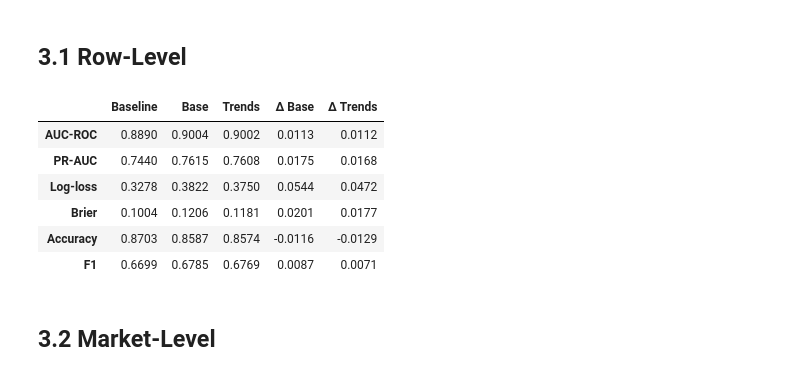
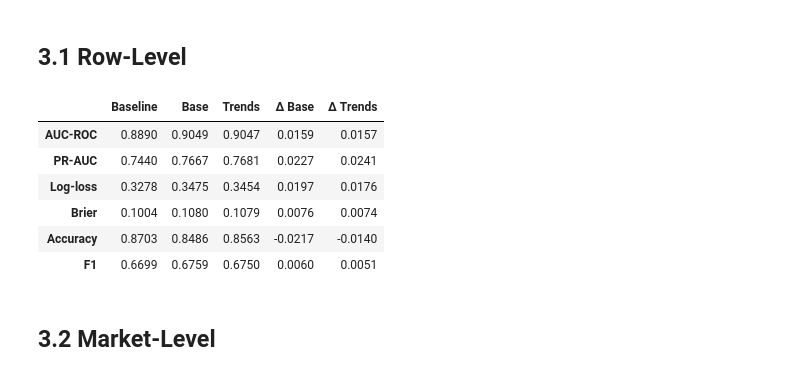
Before and after one commit to Hector-TB/predicting-prediction-markets, a Jupyter notebook: models/gradient_boosting/gradient_boosting.ipynb, the cells around one changed output. Saved outputs shown, nothing was run; the diff lists cells and outputs as text; code cells hidden in the pictures.

```diff
--- a/models/gradient_boosting/gradient_boosting.ipynb
+++ b/models/gradient_boosting/gradient_boosting.ipynb
@@ -196,0 +203,28 @@ def feature_importance_df(preprocessor, clf, num_cols, trend_cols=None):
+# %%
+_param_grid = {
+    "learning_rate": [0.01, 0.05, 0.1],
+    "max_depth":     [4, 6, 8],
+}
+_combinations = list(itertools.product(
+    _param_grid["learning_rate"],
+    _param_grid["max_depth"],
+))
+
+_prep_gs  = build_preprocessor(NUMERIC_FEATURES, CATEGORICAL_FEATURES)
+_X_fit_gs = _prep_gs.fit_transform(train_fit[FEATURES_BASE])
+_X_val_gs = _prep_gs.transform(train_val[FEATURES_BASE])
+
+print(f"Grid search: {len(_combinations)} combinations...")
+_best_score, _best_params = float("inf"), None
+
+for i, (lr, depth) in enumerate(_combinations, 1):
+    _clf = build_xgb(learning_rate=lr, max_depth=depth)
+    _clf.fit(_X_fit_gs, y_fit, sample_weight=sample_weights, eval_set=[(_X_val_gs, y_val)], verbose=False)
+    score = _clf.best_score
+    print(f"  [{i}/{len(_combinations)}]  lr={lr}  depth={depth}  \u2192  logloss={score:.4f}  (iters={_clf.best_iteration})")
+    if score < _best_score:
+        _best_score  = score
+        _best_params = {"learning_rate": lr, "max_depth": depth}
+
+print(f"\nBest params : {_best_params}")
+print(f"Best logloss: {_best_score:.4f}")
@@ -240,7 +288,7 @@ X_fit_base = prep_base.fit_transform(train_fit[FEATURES_BASE])
 X_val_base = prep_base.transform(train_val[FEATURES_BASE])
 X_test_base= prep_base.transform(test[FEATURES_BASE])
 
-clf_base = build_xgb()
+clf_base = build_xgb(**_best_params)
 clf_base.fit(
     X_fit_base, y_fit,
     sample_weight=sample_weights,
@@ -334,7 +382,7 @@ X_fit_trends  = prep_trends.fit_transform(train_fit[FEATURES_TRENDS])
 X_val_trends  = prep_trends.transform(train_val[FEATURES_TRENDS])
 X_test_trends = prep_trends.transform(test[FEATURES_TRENDS])
 
-clf_trends = build_xgb()
+clf_trends = build_xgb(**_best_params)
 clf_trends.fit(
     X_fit_trends, y_fit,
     sample_weight=sample_weights,
@@ -444,22 +492,22 @@ Head-to-head: Base vs Trends across row-level metrics, market-level metrics, and
 # %%
 row_comparison = pd.DataFrame({
     "Baseline": metrics_baseline_row,
     "Base":     metrics_base_row,
     "Trends":   metrics_trends_row,
 })
-row_comparison["Δ Base"]   = row_comparison["Base"]   - row_comparison["Baseline"]
-row_comparison["Δ Trends"] = row_comparison["Trends"] - row_comparison["Baseline"]
+row_comparison["\u0394 Base"]   = row_comparison["Base"]   - row_comparison["Baseline"]
+row_comparison["\u0394 Trends"] = row_comparison["Trends"] - row_comparison["Baseline"]
 row_comparison.style.format("{:.4f}").bar(
-    subset=["Δ Base", "Δ Trends"], align="zero", color=["#d65f5f", "#5fba7d"]
+    subset=["\u0394 Base", "\u0394 Trends"], align="zero", color=["#d65f5f", "#5fba7d"]
 )
 # %% [output]
 |  | Baseline | Base | Trends | Δ Base | Δ Trends |
-| AUC-ROC | 0.8890 | 0.9004 | 0.9002 | 0.0113 | 0.0112 |
-| PR-AUC | 0.7440 | 0.7615 | 0.7608 | 0.0175 | 0.0168 |
-| Log-loss | 0.3278 | 0.3822 | 0.3750 | 0.0544 | 0.0472 |
-| Brier | 0.1004 | 0.1206 | 0.1181 | 0.0201 | 0.0177 |
-| Accuracy | 0.8703 | 0.8587 | 0.8574 | -0.0116 | -0.0129 |
-| F1 | 0.6699 | 0.6785 | 0.6769 | 0.0087 | 0.0071 |
+| AUC-ROC | 0.8890 | 0.9049 | 0.9047 | 0.0159 | 0.0157 |
+| PR-AUC | 0.7440 | 0.7667 | 0.7681 | 0.0227 | 0.0241 |
+| Log-loss | 0.3278 | 0.3475 | 0.3454 | 0.0197 | 0.0176 |
+| Brier | 0.1004 | 0.1080 | 0.1079 | 0.0076 | 0.0074 |
+| Accuracy | 0.8703 | 0.8486 | 0.8563 | -0.0217 | -0.0140 |
+| F1 | 0.6699 | 0.6759 | 0.6750 | 0.0060 | 0.0051 |
 # %% [markdown]
 ## 3.2 Market-Level
 # %%
```
Also changed, not shown: parts of 18 cells of this notebook, 6 other files.
